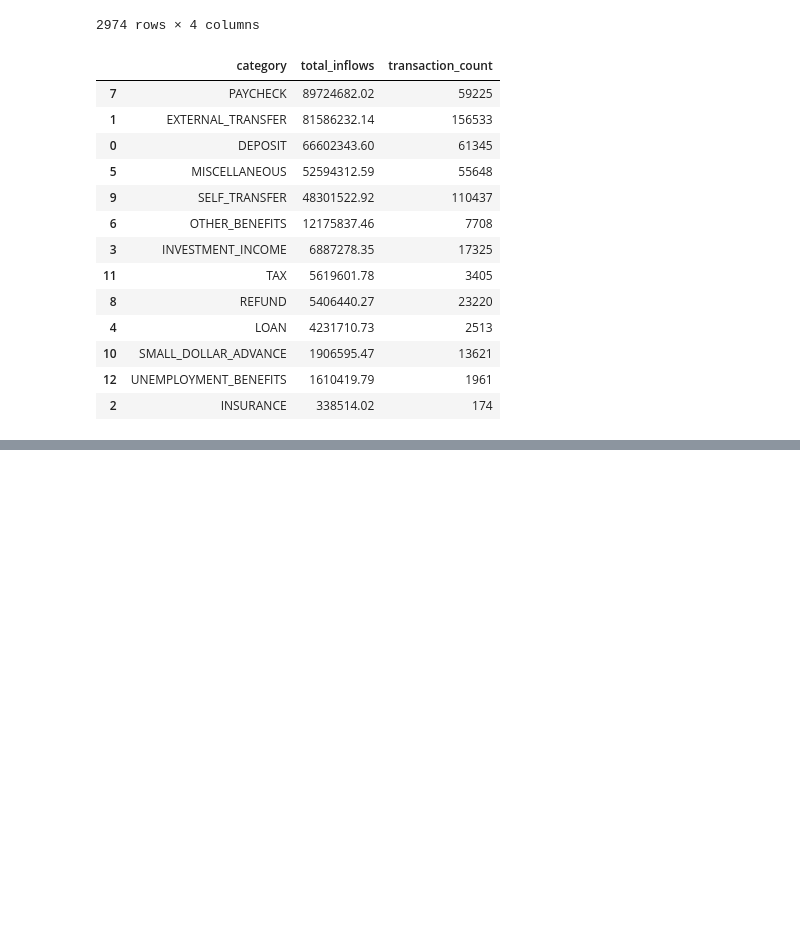
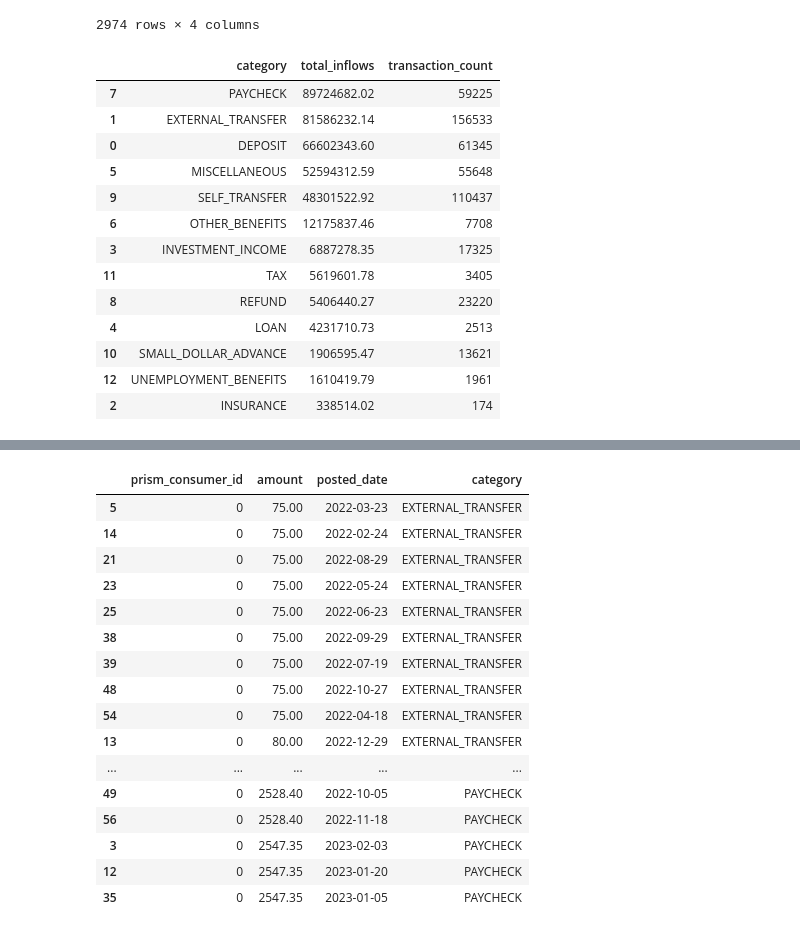
Before and after one commit to danielrmathew/prism-data-credit, a Jupyter notebook: src/notebooks/tracy_income.ipynb, the cells around one changed output, grey strips where cells are left out. Drawn from its saved outputs; the diff is of its cells as text; code cells hidden in the pictures; blank space fills up the shorter version.

Commit message:
income reccurrance

```diff
--- a/src/notebooks/tracy_income.ipynb
+++ b/src/notebooks/tracy_income.ipynb
@@ -4,5 +8,5 @@ import matplotlib.ticker as ticker
 # %%
-inflows = pd.read_parquet('../data/ucsd-inflows.pqt')
+inflows = pd.read_parquet('../../data/ucsd-inflows.pqt')
 # %%
 inflows.category = inflows.category.apply(lambda x: 'PAYCHECK' if x == 'PAYCHECK_PLACEHOLDER' else x)
 # %%
@@ -144,0 +413,65 @@ plt.show()
+# %%
+def get_regular_income_for_consumer(data, consumer_id, threshold_percentage=0.05):
+    """
+    This function returns the regular income details for a specific consumer, showing individual transactions.
+
+    Args:
+        data (DataFrame): The dataset containing transaction data.
+        consumer_id (str): The consumer ID to search for.
+        threshold_percentage (float): The percentage threshold for grouping similar amounts (default is 5%).
+
+    Returns:
+        DataFrame: A DataFrame containing the regular income information for the specified consumer, sorted by category and amount.
+    """
+    # Define income categories of interest
+    income_categories = ['PAYCHECK', 'EXTERNAL_TRANSFER', 'INVESTMENT_INCOME', 'DEPOSIT',
+                         'OTHER_BENEFITS', 'UNEMPLOYMENT_BENEFITS']
+
+    # Filter rows that correspond to regular income categories
+    income_data = data[data['category'].isin(income_categories)]
+
+    # Convert 'posted_date' to datetime to enable date-based analysis
+    income_data['posted_date'] = pd.to_datetime(income_data['posted_date'])
+
+    # Filter data for the specific consumer
+    consumer_data = income_data[income_data['prism_consumer_id'] == consumer_id]
+
+    # If consumer data is empty, return a message
+    if consumer_data.empty:
+        return f"No data found for consumer ID: {consumer_id}"
+
+    # Normalize amounts by applying a threshold (±5% of the amount)
+    def round_to_threshold(amount, threshold_percentage):
+        """
+        Rounds the amount to the nearest multiple defined by the threshold percentage.
+        """
+        return round(amount / (1 + threshold_percentage)) * (1 + threshold_percentage)
+
+    consumer_data['amount_grouped'] = consumer_data['amount'].apply(
+        lambda x: round_to_threshold(x, threshold_percentage)
+    )
+
+    # Group by 'category' and 'amount_grouped', counting how often each amount occurs for the consumer
+    regular_incomes_by_amount = consumer_data.groupby(['prism_consumer_id', 'category', 'amount_grouped'])\
+                                              .size().reset_index(name='count')
+
+    # Filter for incomes that appear more than once (indicating regular income)
+    regular_incomes = regular_incomes_by_amount[regular_incomes_by_amount['count'] > 1]
+
+    # Merge the regular income back into the consumer data to get full transaction details
+    regular_income_details = pd.merge(consumer_data, regular_incomes[['prism_consumer_id', 'category', 'amount_grouped']],
+                                      on=['prism_consumer_id', 'category', 'amount_grouped'], how='inner')
+
+    # Return the relevant columns (prism_consumer_id, amount, posted_date, category)
+    regular_income_details = regular_income_details[['prism_consumer_id', 'amount', 'posted_date', 'category']]
+
+    # Sort the data by category and amount for better organization
+    regular_income_details = regular_income_details.sort_values(by=['category', 'amount'])
+
+    return regular_income_details
+
+consumer_id = 0
+regular_income_for_consumer = get_regular_income_for_consumer(inflows, consumer_id, threshold_percentage=0.05)
+
+regular_income_for_consumer
+# %% [output]
@@ -144,0 +488,17 @@ plt.show()
+|  | prism_consumer_id | amount | posted_date | category |
+| 5 | 0 | 75.00 | 2022-03-23 | EXTERNAL_TRANSFER |
+| 14 | 0 | 75.00 | 2022-02-24 | EXTERNAL_TRANSFER |
+| 21 | 0 | 75.00 | 2022-08-29 | EXTERNAL_TRANSFER |
+| 23 | 0 | 75.00 | 2022-05-24 | EXTERNAL_TRANSFER |
+| 25 | 0 | 75.00 | 2022-06-23 | EXTERNAL_TRANSFER |
+| 38 | 0 | 75.00 | 2022-09-29 | EXTERNAL_TRANSFER |
+| 39 | 0 | 75.00 | 2022-07-19 | EXTERNAL_TRANSFER |
+| 48 | 0 | 75.00 | 2022-10-27 | EXTERNAL_TRANSFER |
+| 54 | 0 | 75.00 | 2022-04-18 | EXTERNAL_TRANSFER |
+| 13 | 0 | 80.00 | 2022-12-29 | EXTERNAL_TRANSFER |
+| ... | ... | ... | ... | ... |
+| 49 | 0 | 2528.40 | 2022-10-05 | PAYCHECK |
+| 56 | 0 | 2528.40 | 2022-11-18 | PAYCHECK |
+| 3 | 0 | 2547.35 | 2023-02-03 | PAYCHECK |
+| 12 | 0 | 2547.35 | 2023-01-20 | PAYCHECK |
+| 35 | 0 | 2547.35 | 2023-01-05 | PAYCHECK |
```
Also changed, not shown: parts of 8 cells of this notebook.
